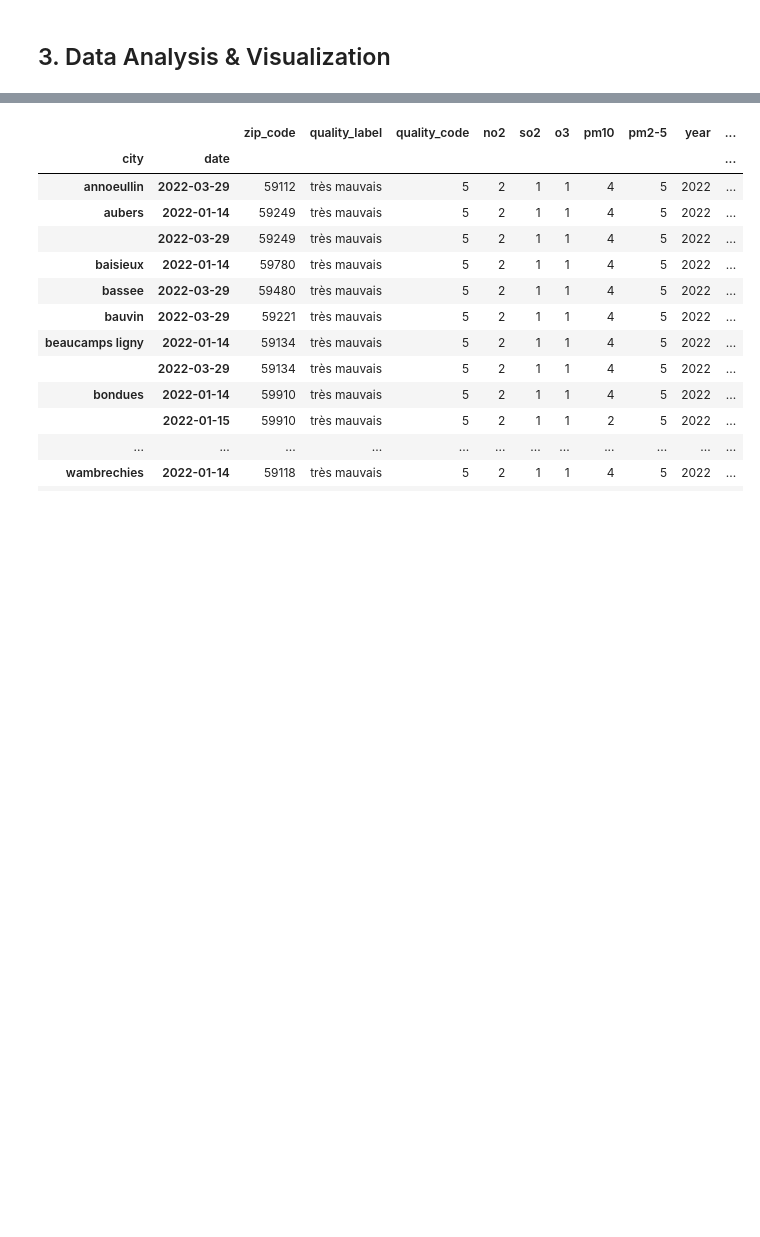
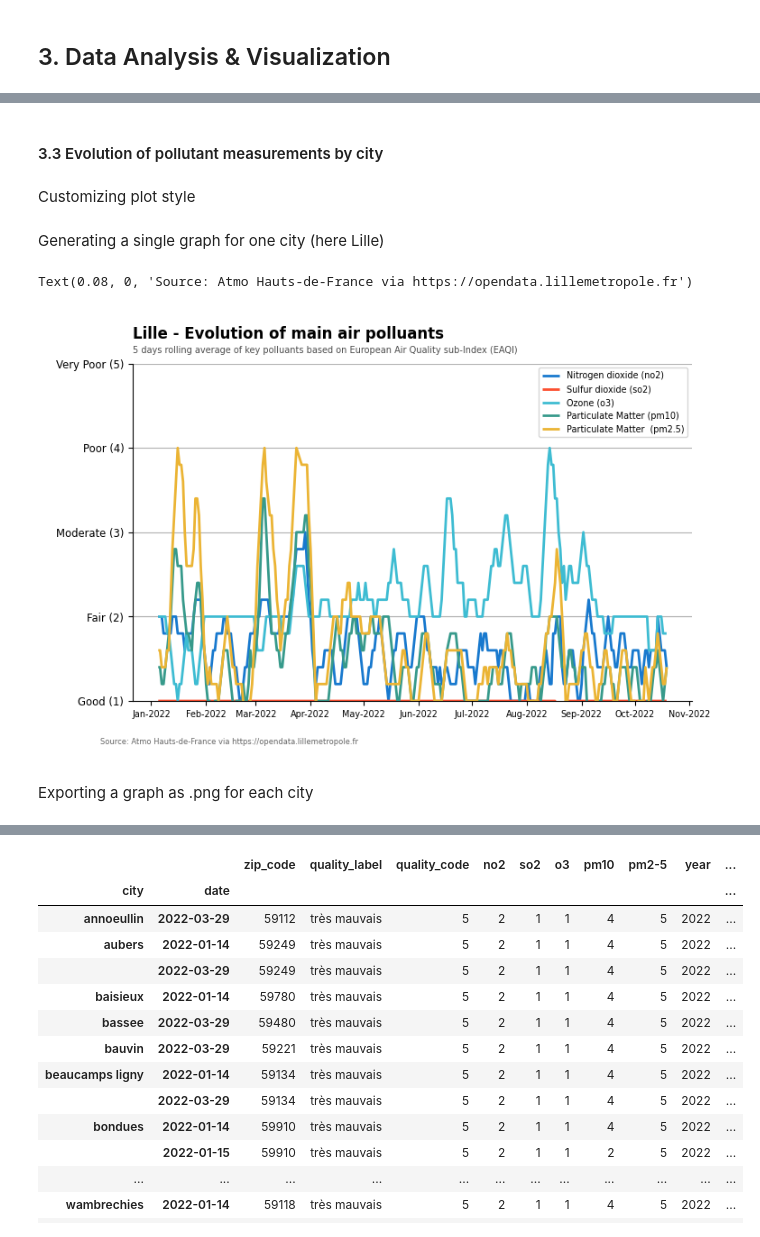
Before and after one commit to crish1eev1/MEL_air-quality, a Jupyter notebook: Main.ipynb, the cells around one changed output, grey strips where cells are left out. Cells and saved outputs as stored; diff of their text form; code cells hidden in the pictures; blank space fills up the shorter version.

Commit message:
added Dataviz 3.3
Generating a plot of the Evolution of pollutant measurements for each city

```diff
--- a/Main.ipynb
+++ b/Main.ipynb
@@ -520,0 +535,4 @@ Name: quality_label, dtype: int64
+# %% [markdown]
+#### 3.3 Evolution of pollutant measurements by city
+# %% [markdown]
+Customizing plot style
@@ -520,0 +599,44 @@ Name: quality_label, dtype: int64
+# %% [markdown]
+Generating a single graph for one city (here Lille)
+# %%
+# Plot data
+fig, ax = plt.subplots()
+no2_lille = df.loc[('lille'), ('no2')].rolling(window=5).mean()
+so2_lille = df.loc[('lille'), ('so2')].rolling(window=5).mean()
+o3_lille = df.loc[('lille'), ('o3')].rolling(window=5).mean()
+pm10_lille = df.loc[('lille'), ('pm10')].rolling(window=5).mean()
+pm25_lille = df.loc[('lille'), ('pm2-5')].rolling(window=5).mean()
+ax.plot(no2_lille)
+ax.plot(so2_lille)
+ax.plot(o3_lille)
+ax.plot(pm10_lille)
+ax.plot(pm25_lille)
+
+# Titles, labels and axis display
+ax.legend(['Nitrogen dioxide (no2)', 'Sulfur dioxide (so2)', 'Ozone (o3)', 'Particulate Matter (pm10)', 'Particulate Matter  (pm2.5)'])
+ax.set_title("Lille - Evolution of main air polluants")
+#ax.set_xlabel("Date")
+ax.set_ylim(bottom=1, top=5)
+ax.set_yticks(ticks=[1, 2, 3, 4, 5], labels=['Good (1)', 'Fair (2)', 'Moderate (3)', 'Poor (4)', 'Very Poor (5)'])
+ax.xaxis.set_major_formatter(mdates.DateFormatter('%b-%Y'))
+
+# Add in title and subtitle
+ax.text(x=.125, y=.905,
+        s="5 days rolling average of key polluants based on European Air Quality sub-Index (EAQI)",
+        transform=fig.transFigure,
+        ha='left',
+        fontsize=7,
+        alpha=.7)
+
+# Set source text
+ax.text(x=.08, y=0,
+        s="Source: Atmo Hauts-de-France via https://opendata.lillemetropole.fr",
+        transform=fig.transFigure,
+        ha='left',
+        fontsize=6,
+        alpha=.6)
+# %% [output]
+Text(0.08, 0, 'Source: Atmo Hauts-de-France via https://opendata.lillemetropole.fr')
+[figure, added]
+# %% [markdown]
+Exporting a graph as .png for each city
```
Also changed, not shown: parts of 45 cells of this notebook.
